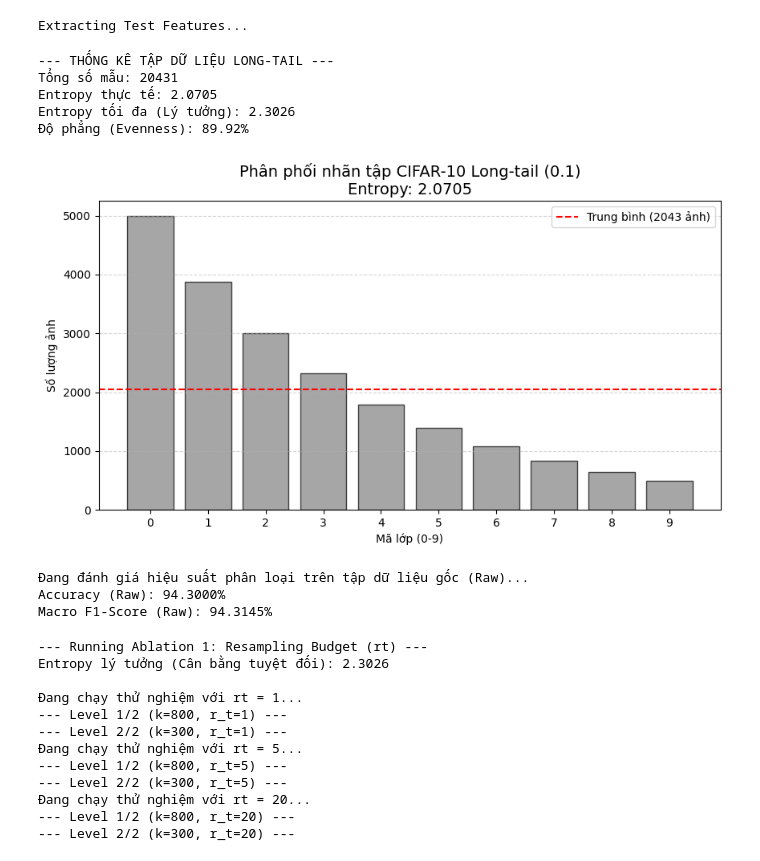
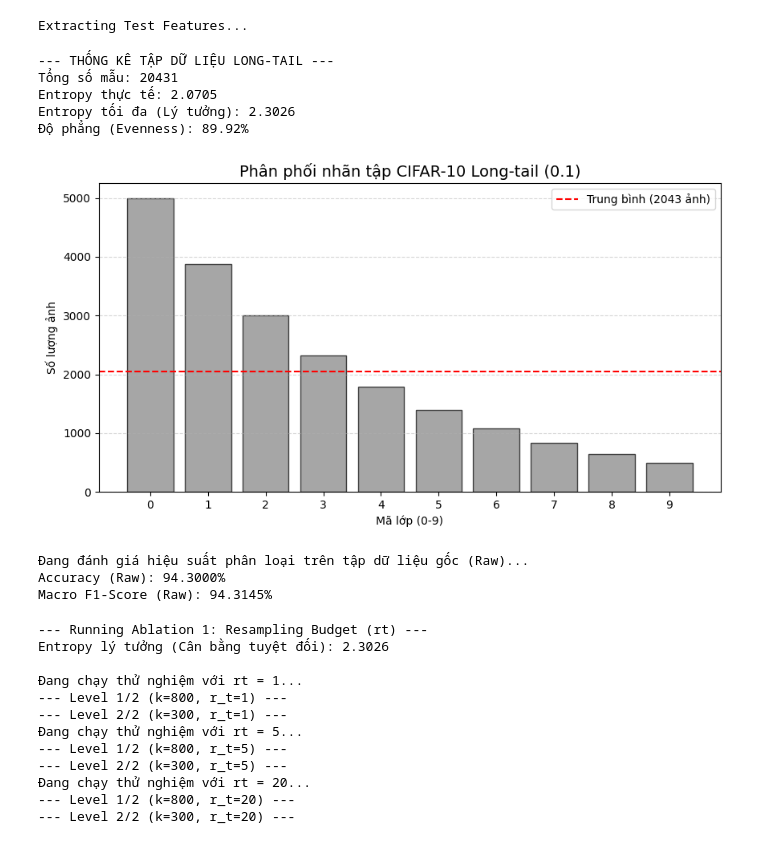
Before and after one commit to pqthinh232/Data-Mining-Lab-3-Clustering-and-its-applications, a Jupyter notebook: notebooks/02_ablation_study.ipynb, the cells around one changed output. Drawn from its saved outputs; the diff is of its cells as text; code cells hidden in the pictures.

```diff
--- a/notebooks/02_ablation_study.ipynb
+++ b/notebooks/02_ablation_study.ipynb
@@ -90,6 +90,8 @@ def run_eval(indices):
     preds = clf.predict(X_test_norm)
     return accuracy_score(Y_test, preds), f1_score(Y_test, preds, average='macro')
 # %%
+from sklearn.preprocessing import normalize
+
 import numpy as np
 import matplotlib.pyplot as plt
 from scipy.stats import entropy
@@ -108,35 +110,35 @@ print(f"Entropy thực tế: {ent_longtail:.4f}")
 print(f"Entropy tối đa (Lý tưởng): {max_ent:.4f}")
 print(f"Độ phẳng (Evenness): {(ent_longtail/max_ent):.2%}")
 
 # 3. Vẽ Histogram
 plt.figure(figsize=(10, 5))
 plt.bar(unique_classes, counts, color='gray', edgecolor='black', alpha=0.7)
 
 # Thêm đường kẻ ngang trung bình để dễ quan sát độ lệch
 plt.axhline(y=np.mean(counts), color='red', linestyle='--', label=f'Trung bình ({np.mean(counts):.0f} ảnh)')
 
-plt.title(f"Phân phối nhãn tập CIFAR-10 Long-tail (0.1)\nEntropy: {ent_longtail:.4f}", fontsize=14)
+plt.title(f"Phân phối nhãn tập CIFAR-10 Long-tail (0.1)", fontsize=14)
 plt.xlabel("Mã lớp (0-9)")
 plt.ylabel("Số lượng ảnh")
 plt.xticks(range(10))
 plt.legend()
 plt.grid(axis='y', linestyle='--', alpha=0.5)
 
 plt.show()
 
 # 4. Đánh giá hiệu suất trên tập RAW (Baseline)
 # Để xem nếu không lọc dữ liệu, Accuracy và F1 là bao nhiêu
 print("\nĐang đánh giá hiệu suất phân loại trên tập dữ liệu gốc (Raw)...")
 acc_raw, f1_raw = run_eval(range(len(Y_train)))
 print(f"Accuracy (Raw): {acc_raw:.4%}")
 print(f"Macro F1-Score (Raw): {f1_raw:.4%}")
 # %% [output]
 --- THỐNG KÊ TẬP DỮ LIỆU LONG-TAIL ---
 Tổng số mẫu: 20431
 Entropy thực tế: 2.0705
 Entropy tối đa (Lý tưởng): 2.3026
 Độ phẳng (Evenness): 89.92%
-[figure, old version]
+[figure, new version]
 Đang đánh giá hiệu suất phân loại trên tập dữ liệu gốc (Raw)...
 Accuracy (Raw): 94.3000%
 Macro F1-Score (Raw): 94.3145%
```
Also changed, not shown: parts of 1 cell of this notebook, 1 other file.
